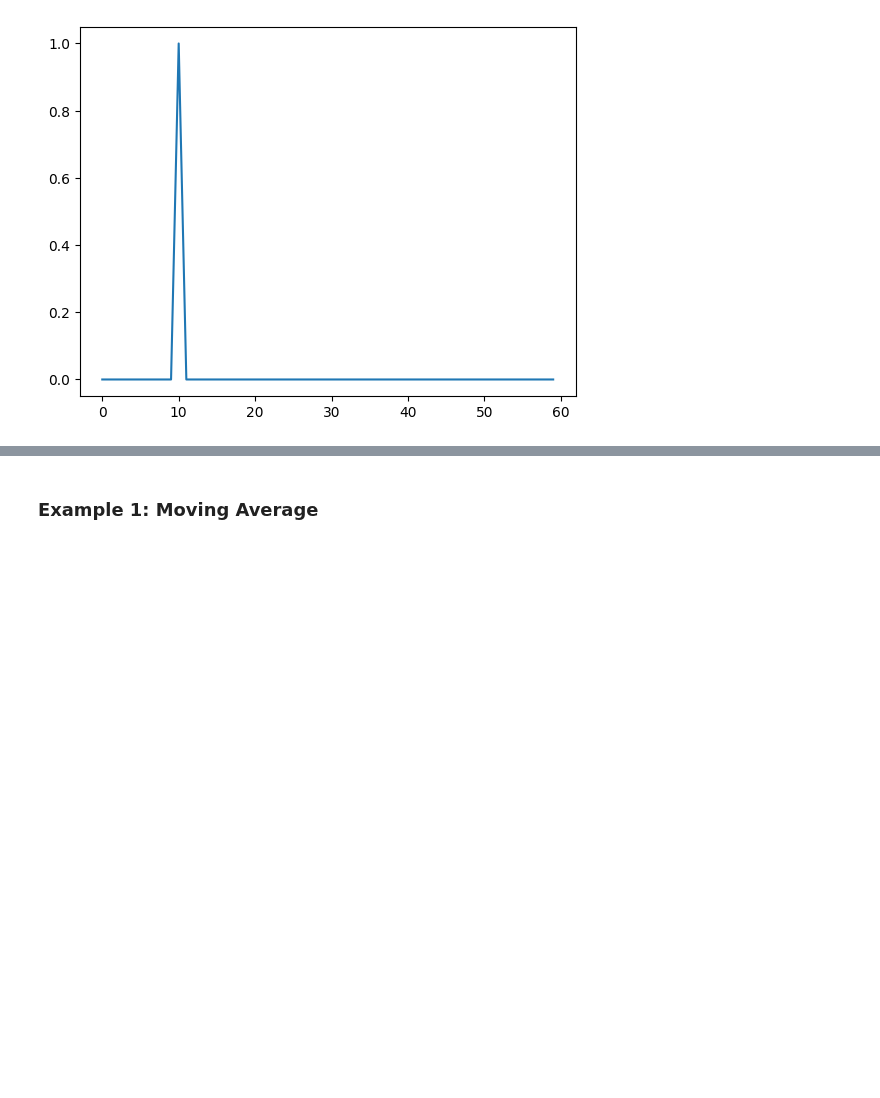
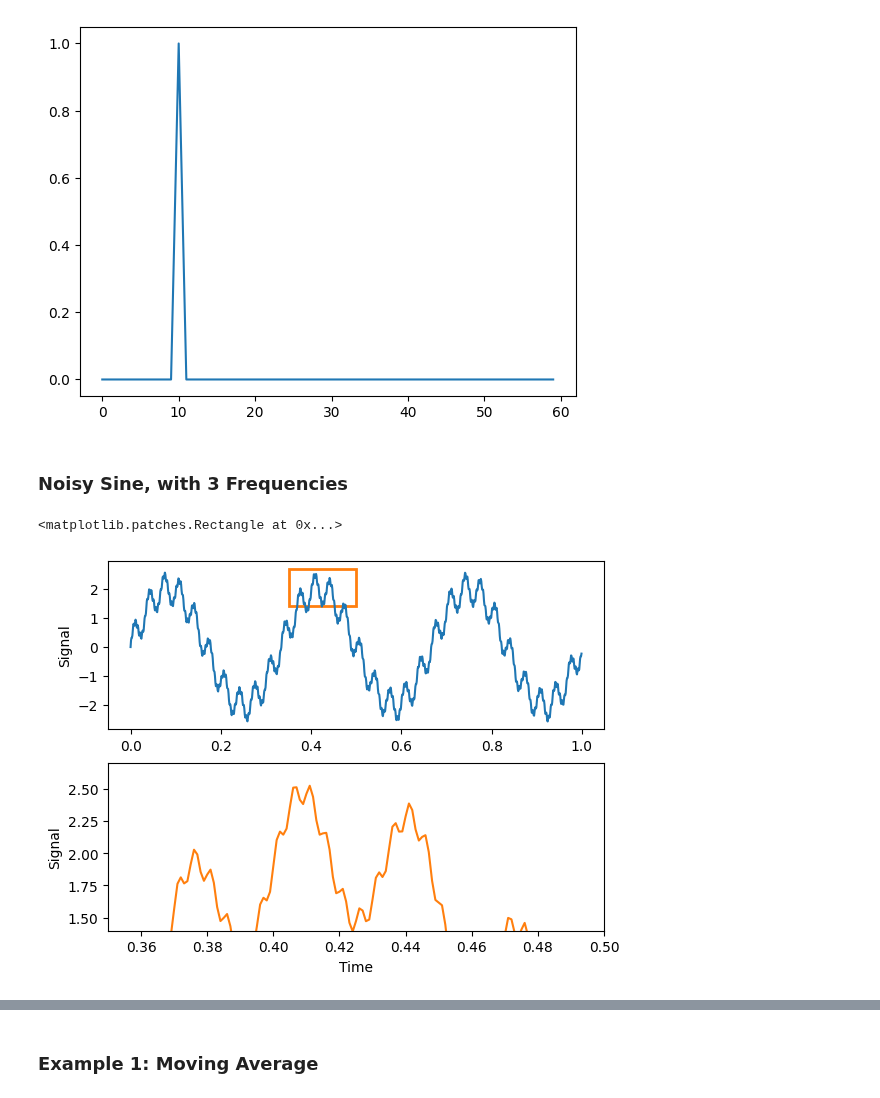
Before and after one commit to thomas-haslwanter/CSS_ipynb, a Jupyter notebook: Soundproc_3_LinearFilters.ipynb, the cells around one changed output, grey strips where cells are left out. Drawn from its saved outputs; the diff is of its cells as text; code cells hidden in the pictures; blank space fills up the shorter version.

```diff
--- a/Soundproc_3_LinearFilters.ipynb
+++ b/Soundproc_3_LinearFilters.ipynb
@@ -55,6 +27,38 @@ plt.ylim(-0.05, 1.05)
 # %% [output]
 (-0.05, 1.05)
 [figure]
+# %% [markdown]
+### Noisy Sine, with 3 Frequencies
+# %%
+rate = 1000
+t = np.arange(0, 1, 1/rate)
+freqs = [3, 30, 200]
+amps = [2, 0.5, 0.1]
+sig = np.zeros(t.shape)
+
+for freq, amp in zip(freqs, amps):
+    omega = 2 * np.pi * freq
+    sig += amp * np.sin(omega * t)
+
+fig, axs = plt.subplots(2, 1)
+
+axs[0].plot(t, sig)
+axs[0].set_ylabel('Signal')
+# axs[0].axvline(0.35, ls='dashed')
+# axs[0].axvline(0.5, ls='dashed')
+
+axs[1].plot(t, sig, color='C1')
+axs[1].set_xlabel('Time')
+axs[1].set_ylabel('Signal')
+axs[1].set_xlim([0.35, 0.5])
+axs[1].set_ylim([1.4, 2.7])
+
+from matplotlib.patches import Rectangle
+details = Rectangle(xy=(0.35, 1.4), width=0.15, height=1.3, facecolor='none', edgecolor='C1', lw=2)
+axs[0].add_patch(details)
+# %% [output]
+<matplotlib.patches.Rectangle at 0x...>
+[figure, added]
 # %% [markdown]
 ## Finite Impulse Response-Filters (FIR)
 
```
Also changed, not shown: parts of 11 cells of this notebook.
